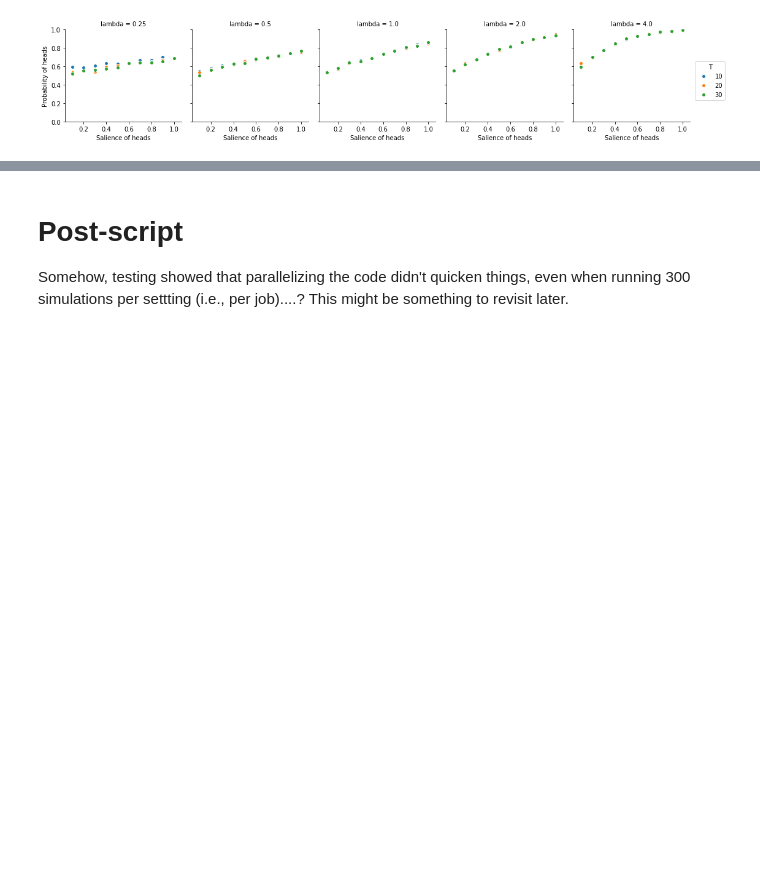
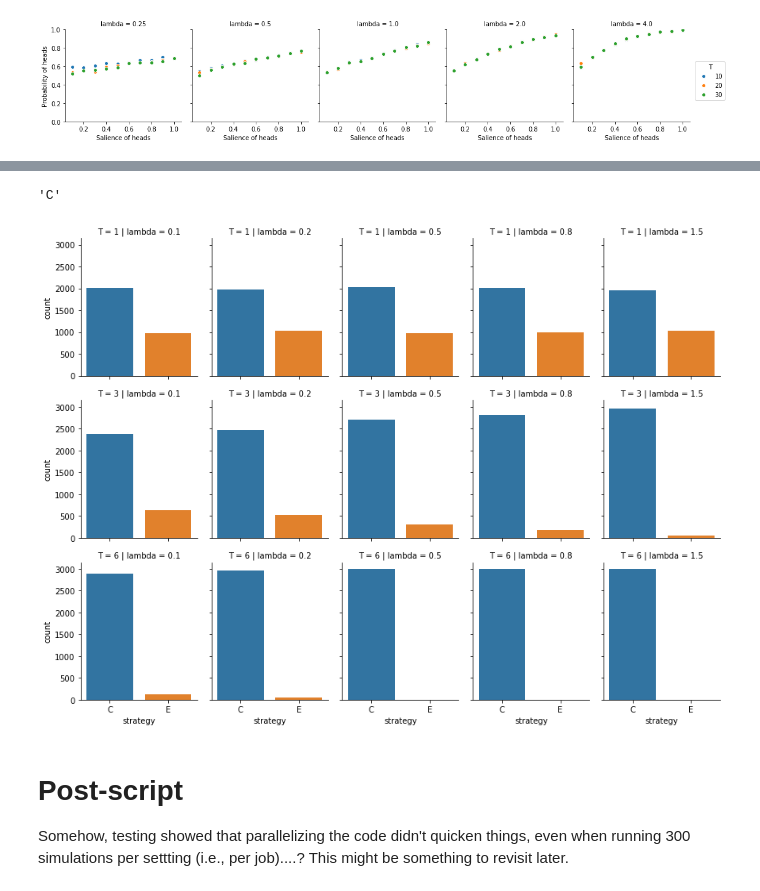
Before and after one commit to drussellmrichie/golman_and_bhatia_2017, a Jupyter notebook: Golman and Bhatia (2017).ipynb, the cells around one changed output, grey strips where cells are left out. Saved outputs shown, nothing was run; the diff lists cells and outputs as text; code cells hidden in the pictures; blank space fills up the shorter version.

Commit message:
fix activation updates; add facility location game

```diff
--- a/Golman and Bhatia (2017).ipynb
+++ b/Golman and Bhatia (2017).ipynb
@@ -263,0 +292,38 @@ g = (g.map(plt.scatter, "Salience of heads", "Probability of heads", edgecolor="
+# %%
+oppo_facility_location_payoffs_dict = {'A': {'B': 5, 'D': 4, 'F': 3},
+                                       'C': {'B': 2, 'D': 3, 'F': 2},
+                                       'E': {'B': 3, 'D': 4, 'F': 1}
+                                       }
+
+play_facility_location_payoffs_dict = {'B': {'A':1, 'C':4, 'E':3},
+                                       'D': {'A':2, 'C':3, 'E':2},
+                                       'F': {'A':3, 'C':4, 'E':5}
+                                      }
+# %%
+player_strats    = ('A', 'C', 'E')
+opponent_strats  = ('B', 'D', 'F')
+
+simulate_decision_asymm(player_strats=player_strats,
+                        opponent_strats=opponent_strats,
+                        player_payoff=play_facility_location_payoffs_dict,
+                        opponent_payoff=oppo_facility_location_payoffs_dict,
+                        T=10, _lambda=1, sigmas=[None], gamma=None)
+# %% [output]
+'C'
+# %%
+Ts       = [1,3,6]
+_lambdas = [.1, .2, .5, .8, 1.5]
+sim_count = 3000
+
+parameter_sweep_results = []
+for T, _lambda in tqdm(product(Ts, _lambdas)):
+    for _ in range(sim_count):
+        strategy = simulate_decision_asymm(player_strats=player_strats,opponent_strats=opponent_strats,
+                                           player_payoff=play_facility_location_payoffs_dict,
+                                           opponent_payoff=oppo_facility_location_payoffs_dict,
+                                           T=T, _lambda=_lambda)
+
+        parameter_sweep_results.append([T, _lambda, strategy])
+
+parameter_sweep_results = pd.DataFrame(data=parameter_sweep_results,
+                                       columns=['T', 'lambda', 'strategy'])
@@ -264,3 +332,8 @@ g = (g.map(plt.scatter, "Salience of heads", "Probability of heads", edgecolor="
+# %%
+sns.factorplot(x="strategy", col="lambda", row="T",
+               data=parameter_sweep_results, kind="count", size=3, aspect=.8);
+# %% [output]
+[figure, added]
 # %% [markdown]
 # Post-script
 
```
Also changed, not shown: parts of 5 cells of this notebook.
